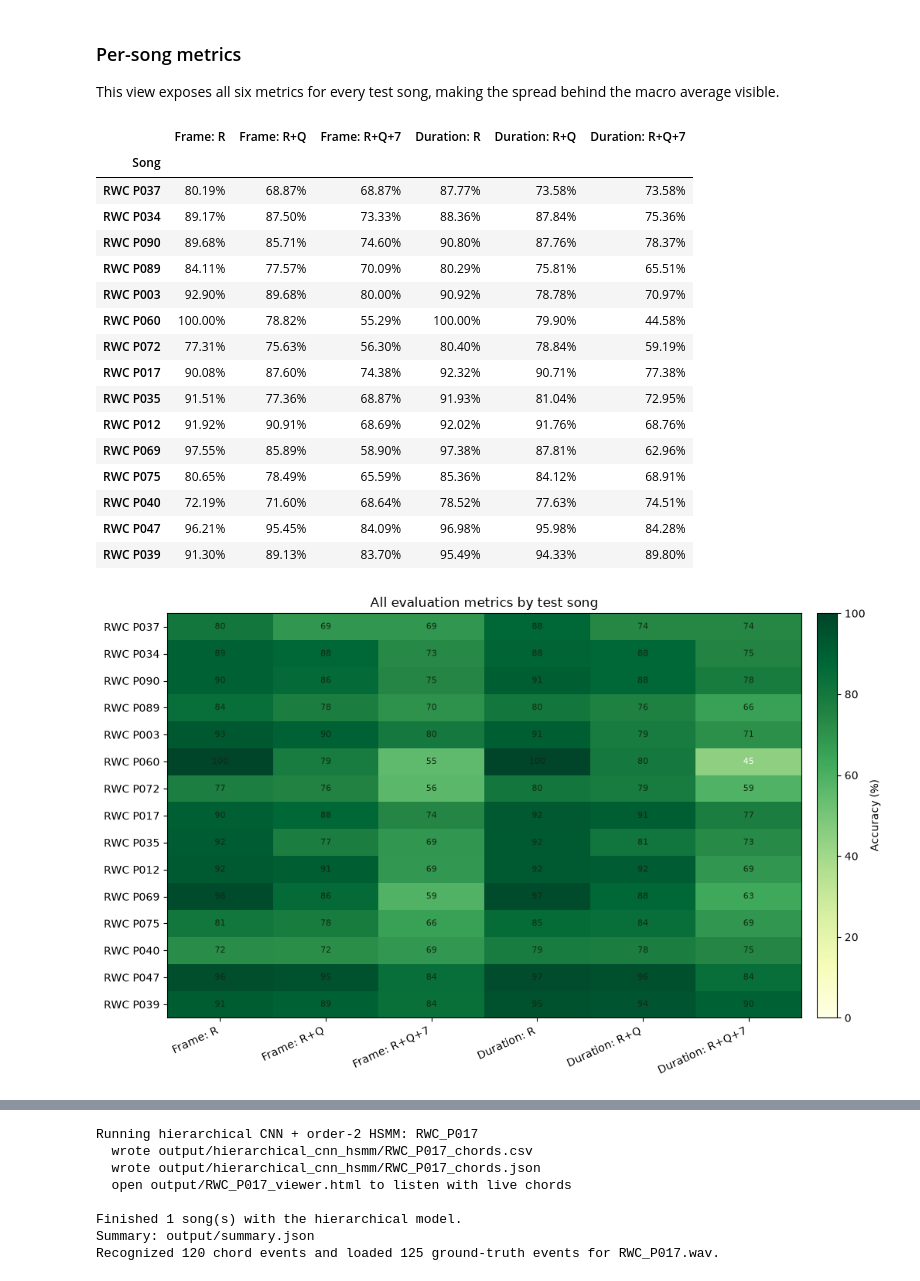
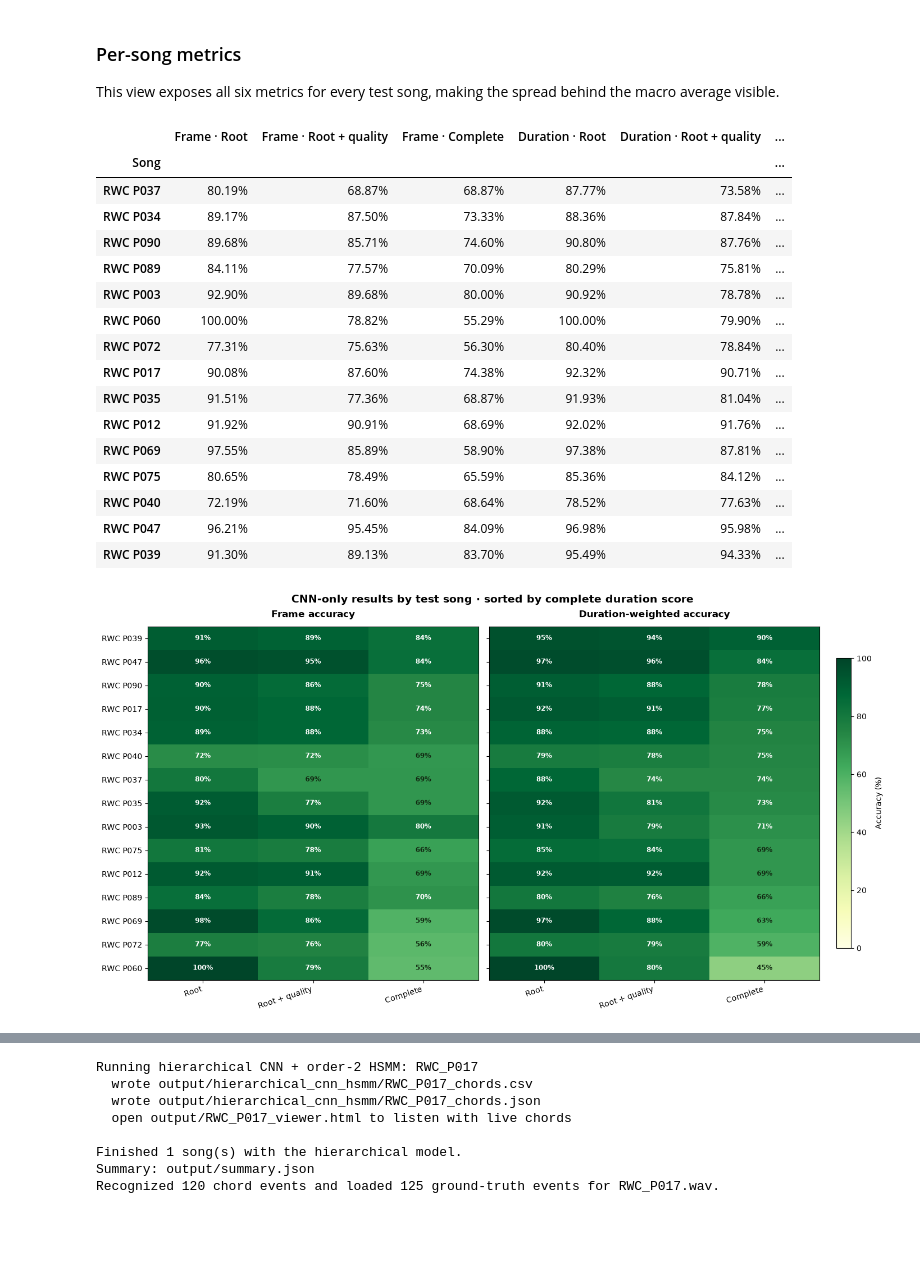
Before and after one commit to hanneswesterberg/dt2470-project, a Jupyter notebook: submission/project_presentation.ipynb, the cells around one changed output, grey strips where cells are left out. Drawn from its saved outputs; the diff is of its cells as text; code cells hidden in the pictures; blank space fills up the shorter version.

```diff
--- a/submission/project_presentation.ipynb
+++ b/submission/project_presentation.ipynb
@@ -136,45 +184,50 @@ plt.show()
 
 This view exposes all six metrics for every test song, making the spread behind the macro average visible.
 # %%
-short_names = ['Frame: R', 'Frame: R+Q', 'Frame: R+Q+7', 'Duration: R', 'Duration: R+Q', 'Duration: R+Q+7']
+short_names = ['Frame · Root', 'Frame · Root + quality', 'Frame · Complete', 'Duration · Root', 'Duration · Root + quality', 'Duration · Complete']
 per_song = pd.DataFrame(
-    [[f"RWC P{item['song']:03d}"] + [item['cnn'][key] for key, _, _ in metric_info]
+    [[f"RWC P{item['song']:03d}"] + [item['cnn_only'][key] for key, _, _ in metric_info]
      for item in report['per_song']],
     columns=['Song'] + short_names,
 ).set_index('Song')
 display(per_song.style.format('{:.2%}').background_gradient(cmap='YlGn', vmin=0, vmax=1))
 
-fig, ax = plt.subplots(figsize=(11, 6.5))
-image = ax.imshow(100 * per_song.to_numpy(), cmap='YlGn', vmin=0, vmax=100, aspect='auto')
-ax.set_xticks(range(len(short_names)), short_names, rotation=25, ha='right')
-ax.set_yticks(range(len(per_song)), per_song.index)
-for row in range(len(per_song)):
-    for column in range(len(short_names)):
-        value = 100 * per_song.iloc[row, column]
-        ax.text(column, row, f'{value:.0f}', ha='center', va='center', fontsize=8, color='white' if value < 55 else '#132a13')
-fig.colorbar(image, ax=ax, label='Accuracy (%)', pad=.02)
-ax.set_title('All evaluation metrics by test song')
-plt.tight_layout()
+order = per_song.iloc[:, -1].sort_values(ascending=False).index
+ordered = per_song.loc[order]
+fig, axes = plt.subplots(1, 2, figsize=(14, 7.5), sharey=True, constrained_layout=True)
+for ax, columns, title in zip(axes, [range(3), range(3, 6)], ['Frame accuracy', 'Duration-weighted accuracy']):
+    values = 100 * ordered.iloc[:, list(columns)].to_numpy()
+    image = ax.imshow(values, cmap='YlGn', vmin=0, vmax=100, aspect='auto')
+    ax.set_xticks(range(3), ['Root', 'Root + quality', 'Complete'], rotation=18, ha='right')
+    ax.set_yticks(range(len(ordered)), ordered.index)
+    ax.set_title(title, fontweight='bold', pad=12)
+    for row in range(values.shape[0]):
+        for column in range(values.shape[1]):
+            value = values[row, column]
+            ax.text(column, row, f'{value:.0f}%', ha='center', va='center', fontsize=8.5,
+                    color='white' if value >= 70 else '#132a13', fontweight='bold')
+fig.colorbar(image, ax=axes, label='Accuracy (%)', shrink=.82, pad=.025)
+fig.suptitle('CNN-only results by test song · sorted by complete duration score', fontsize=14, fontweight='bold')
 plt.show()
 # %% [output]
-|  | Frame: R | Frame: R+Q | Frame: R+Q+7 | Duration: R | Duration: R+Q | Duration: R+Q+7 |
-| Song |  |  |  |  |  |  |
-| RWC P037 | 80.19% | 68.87% | 68.87% | 87.77% | 73.58% | 73.58% |
-| RWC P034 | 89.17% | 87.50% | 73.33% | 88.36% | 87.84% | 75.36% |
-| RWC P090 | 89.68% | 85.71% | 74.60% | 90.80% | 87.76% | 78.37% |
-| RWC P089 | 84.11% | 77.57% | 70.09% | 80.29% | 75.81% | 65.51% |
-| RWC P003 | 92.90% | 89.68% | 80.00% | 90.92% | 78.78% | 70.97% |
-| RWC P060 | 100.00% | 78.82% | 55.29% | 100.00% | 79.90% | 44.58% |
-| RWC P072 | 77.31% | 75.63% | 56.30% | 80.40% | 78.84% | 59.19% |
-| RWC P017 | 90.08% | 87.60% | 74.38% | 92.32% | 90.71% | 77.38% |
-| RWC P035 | 91.51% | 77.36% | 68.87% | 91.93% | 81.04% | 72.95% |
-| RWC P012 | 91.92% | 90.91% | 68.69% | 92.02% | 91.76% | 68.76% |
-| RWC P069 | 97.55% | 85.89% | 58.90% | 97.38% | 87.81% | 62.96% |
-| RWC P075 | 80.65% | 78.49% | 65.59% | 85.36% | 84.12% | 68.91% |
-| RWC P040 | 72.19% | 71.60% | 68.64% | 78.52% | 77.63% | 74.51% |
-| RWC P047 | 96.21% | 95.45% | 84.09% | 96.98% | 95.98% | 84.28% |
-| RWC P039 | 91.30% | 89.13% | 83.70% | 95.49% | 94.33% | 89.80% |
+|  | Frame · Root | Frame · Root + quality | Frame · Complete | Duration · Root | Duration · Root + quality | ... |
+| Song |  |  |  |  |  | ... |
+| RWC P037 | 80.19% | 68.87% | 68.87% | 87.77% | 73.58% | ... |
+| RWC P034 | 89.17% | 87.50% | 73.33% | 88.36% | 87.84% | ... |
+| RWC P090 | 89.68% | 85.71% | 74.60% | 90.80% | 87.76% | ... |
+| RWC P089 | 84.11% | 77.57% | 70.09% | 80.29% | 75.81% | ... |
+| RWC P003 | 92.90% | 89.68% | 80.00% | 90.92% | 78.78% | ... |
+| RWC P060 | 100.00% | 78.82% | 55.29% | 100.00% | 79.90% | ... |
+| RWC P072 | 77.31% | 75.63% | 56.30% | 80.40% | 78.84% | ... |
+| RWC P017 | 90.08% | 87.60% | 74.38% | 92.32% | 90.71% | ... |
+| RWC P035 | 91.51% | 77.36% | 68.87% | 91.93% | 81.04% | ... |
+| RWC P012 | 91.92% | 90.91% | 68.69% | 92.02% | 91.76% | ... |
+| RWC P069 | 97.55% | 85.89% | 58.90% | 97.38% | 87.81% | ... |
+| RWC P075 | 80.65% | 78.49% | 65.59% | 85.36% | 84.12% | ... |
+| RWC P040 | 72.19% | 71.60% | 68.64% | 78.52% | 77.63% | ... |
+| RWC P047 | 96.21% | 95.45% | 84.09% | 96.98% | 95.98% | ... |
+| RWC P039 | 91.30% | 89.13% | 83.70% | 95.49% | 94.33% | ... |
-[figure, old version]
+[figure, new version]
 # %% [markdown]
 ## 5. Listen to and visualize a song
 
```
Also changed, not shown: parts of 9 cells of this notebook, 42 other files.
